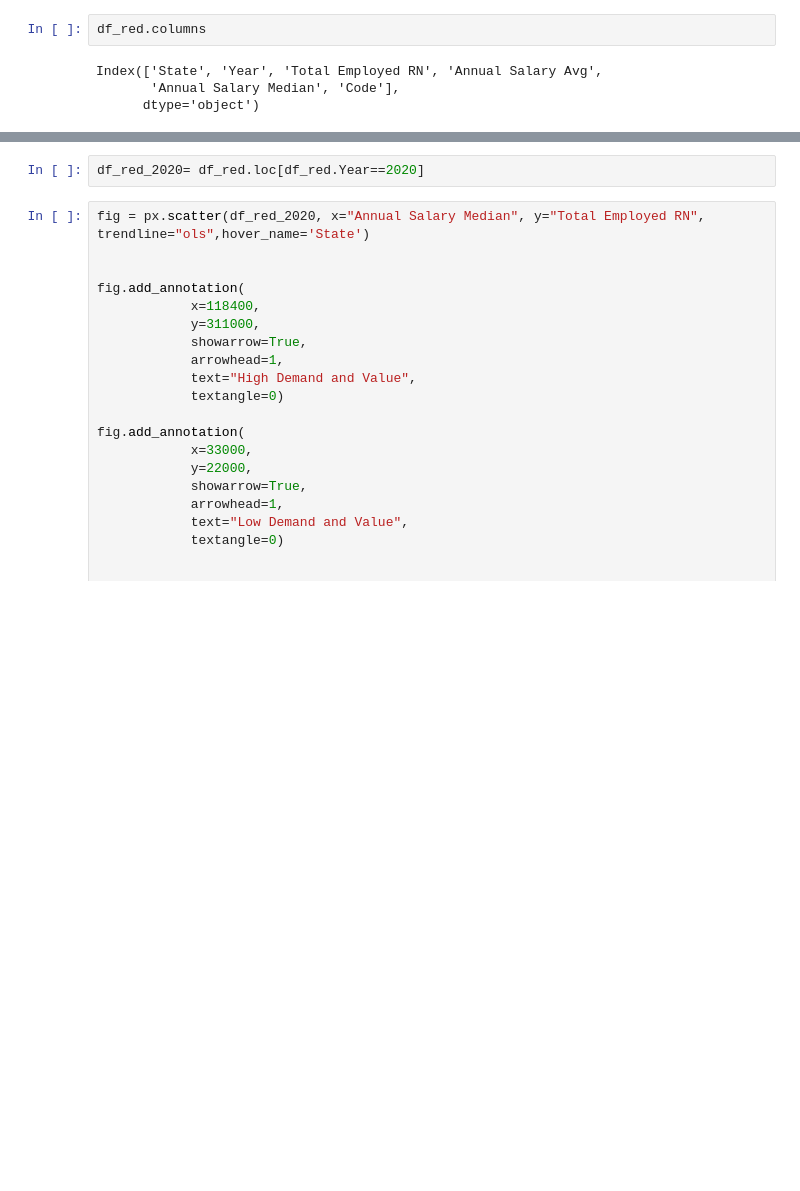
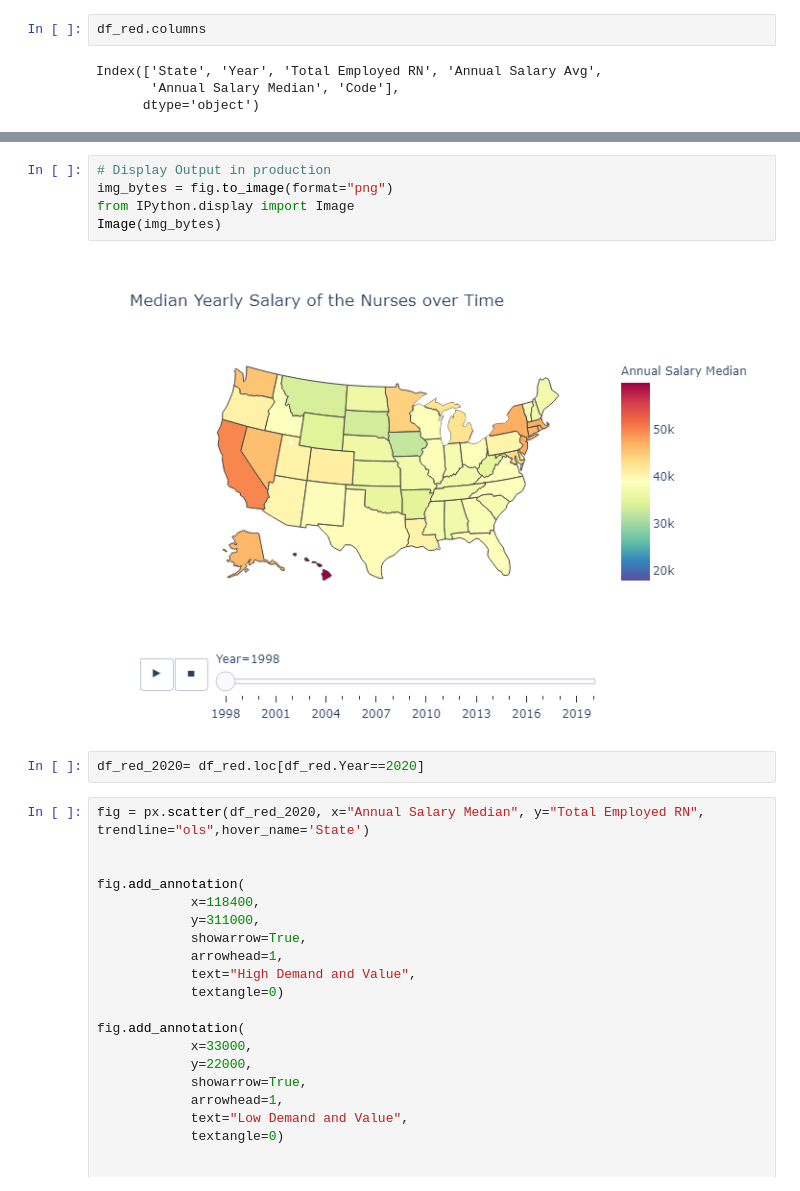
Before and after one commit to shawnd29/Tidy-Tuesday, a Jupyter notebook: Tidy-Tuesday-Insights/nurses.ipynb, the cells around one changed output, grey strips where cells are left out. Saved outputs shown, nothing was run; the diff lists cells and outputs as text; blank space fills up the shorter version.

```diff
--- a/Tidy-Tuesday-Insights/nurses.ipynb
+++ b/Tidy-Tuesday-Insights/nurses.ipynb
@@ -152,6 +158,13 @@ fig = px.choropleth(df_red,
 fig.show()
 # %% [output]
 [interactive output not drawn]
+# %%
+# Display Output in production
+img_bytes = fig.to_image(format="png")
+from IPython.display import Image
+Image(img_bytes)
+# %% [output]
+[figure, added]
 # %%
 df_red_2020= df_red.loc[df_red.Year==2020]
 # %%
```
Also changed, not shown: parts of 7 cells of this notebook, 15 other files.
